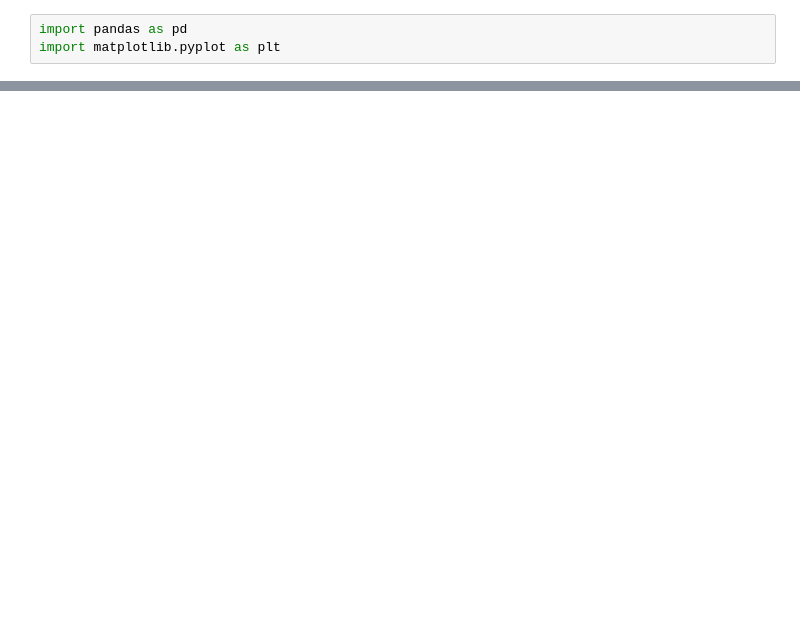
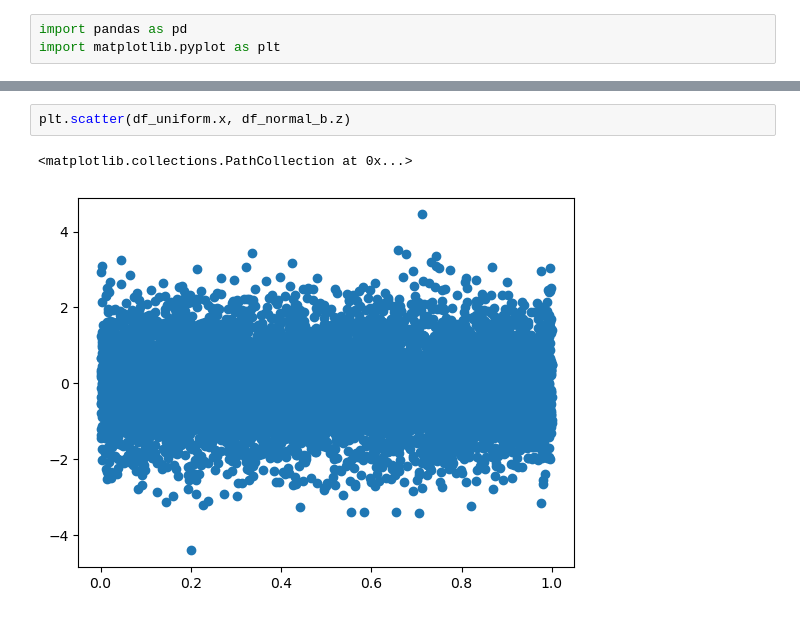
Before and after one commit to PatheticOTD/OstriX, a Jupyter notebook: plot.ipynb, the cells around one changed output, grey strips where cells are left out. Cells and saved outputs as stored; diff of their text form; blank space fills up the shorter version.

```diff
--- a/plot.ipynb
+++ b/plot.ipynb
@@ -12,3 +13,8 @@ plt.scatter(df_normal.x, df_normal.y)
+# %%
+plt.scatter(df_uniform.x, df_normal_b.z)
+# %% [output]
+<matplotlib.collections.PathCollection at 0x...>
+[figure, added]
 # %%
 plt.scatter(df_uniform.x, df_uniform.y)
 # %% [output]
```
Also changed, not shown: parts of 3 cells of this notebook, 10 other files.
